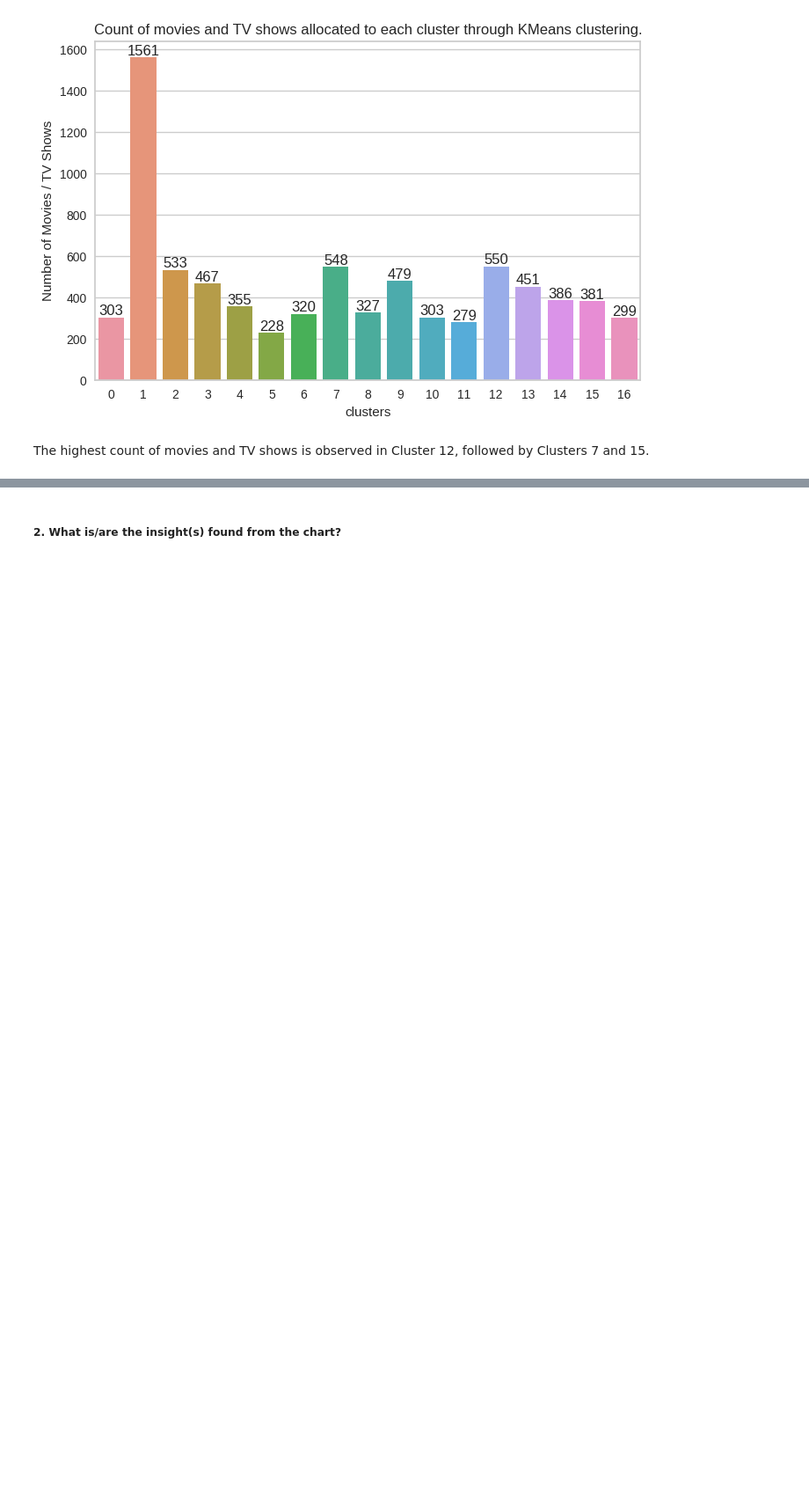
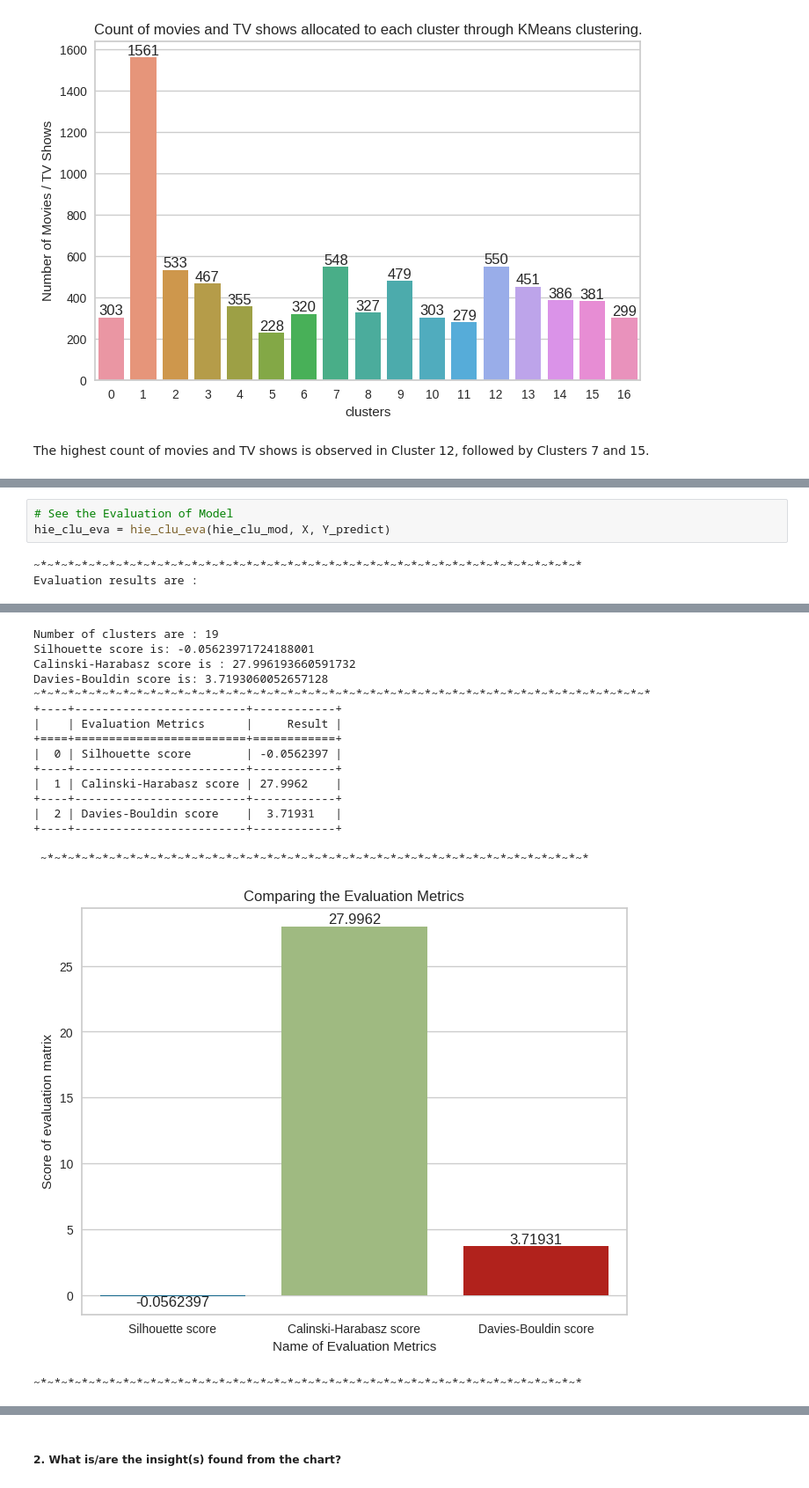
Before and after one commit to KiranKokateGitHub/Netflix-Movies-and-TV-Shows-Clustering_UnsupervisedML, a Jupyter notebook: Kiran_unsupervisedML.ipynb, the cells around one changed output, grey strips where cells are left out. Shown at 88% size. Cells and saved outputs as stored; diff of their text form; blank space fills up the shorter version.

```diff
--- a/Kiran_unsupervisedML.ipynb
+++ b/Kiran_unsupervisedML.ipynb
@@ -1835,0 +1947,6 @@ The highest count of movies and TV shows is observed in Cluster 12, followed by
+# %%
+# See the Evaluation of Model
+hie_clu_eva = hie_clu_eva(hie_clu_mod, X, Y_predict)
+# %% [output]
+~*~*~*~*~*~*~*~*~*~*~*~*~*~*~*~*~*~*~*~*~*~*~*~*~*~*~*~*~*~*~*~*~*~*~*~*~*~*~*~*
+Evaluation results are :
@@ -1835,0 +1954,18 @@ The highest count of movies and TV shows is observed in Cluster 12, followed by
+Number of clusters are : 19
+Silhouette score is: -0.05623971724188001
+Calinski-Harabasz score is : 27.996193660591732
+Davies-Bouldin score is: 3.7193060052657128
+~*~*~*~*~*~*~*~*~*~*~*~*~*~*~*~*~*~*~*~*~*~*~*~*~*~*~*~*~*~*~*~*~*~*~*~*~*~*~*~*~*~*~*~*~*
++----+-------------------------+------------+
+|    | Evaluation Metrics      |     Result |
++====+=========================+============+
+|  0 | Silhouette score        | -0.0562397 |
++----+-------------------------+------------+
+|  1 | Calinski-Harabasz score | 27.9962    |
++----+-------------------------+------------+
+|  2 | Davies-Bouldin score    |  3.71931   |
++----+-------------------------+------------+
+
+ ~*~*~*~*~*~*~*~*~*~*~*~*~*~*~*~*~*~*~*~*~*~*~*~*~*~*~*~*~*~*~*~*~*~*~*~*~*~*~*~*
+[figure, added]
+~*~*~*~*~*~*~*~*~*~*~*~*~*~*~*~*~*~*~*~*~*~*~*~*~*~*~*~*~*~*~*~*~*~*~*~*~*~*~*~*
```
Also changed, not shown: parts of 14 cells of this notebook.
